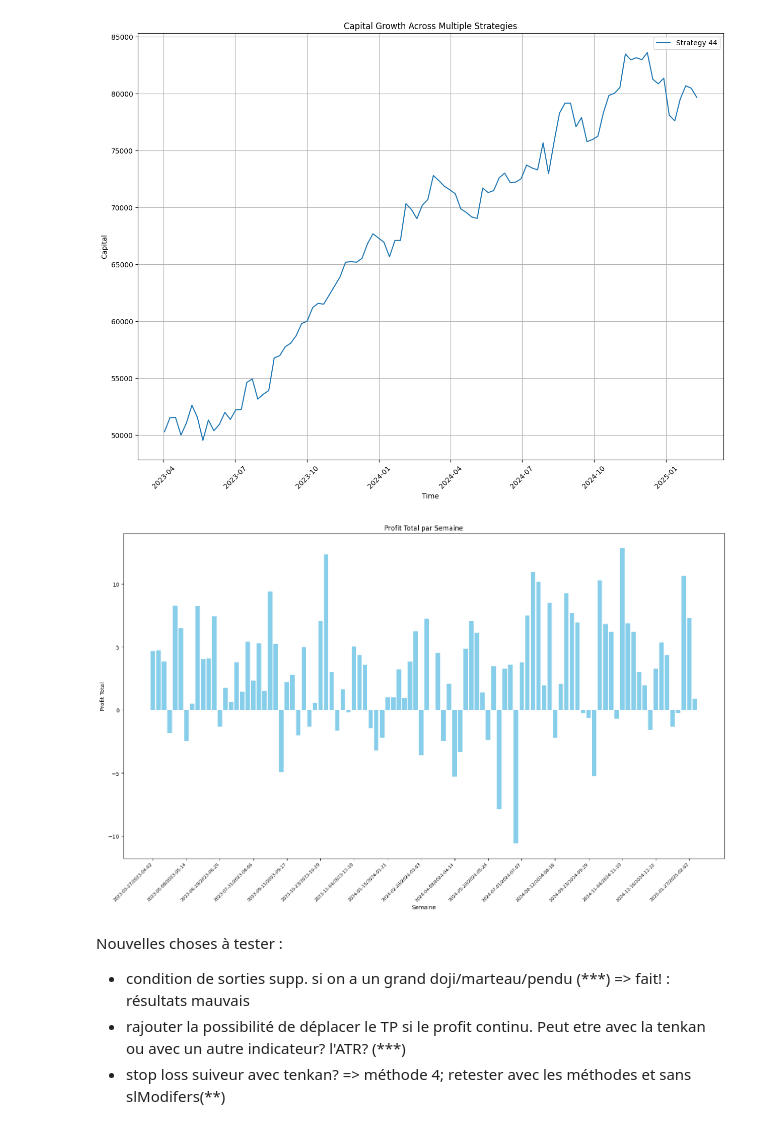
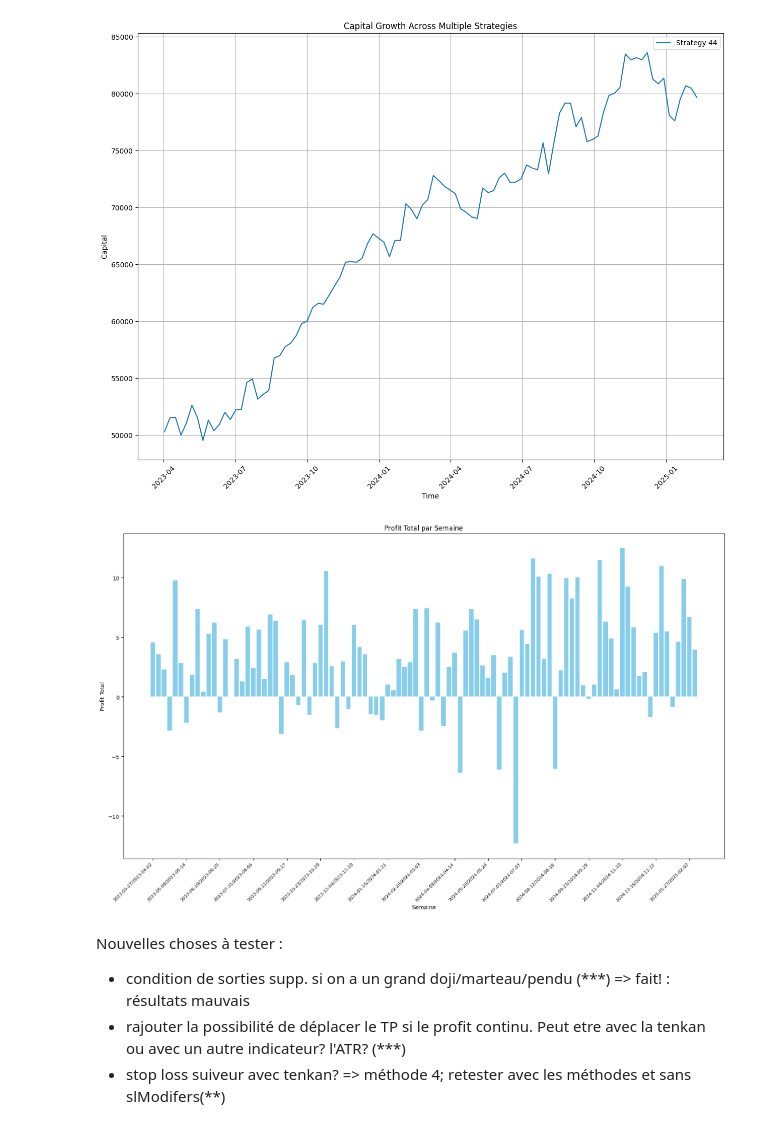
Before and after one commit to tessanix/Backtest_Trading, a Jupyter notebook: strategies_backtest.ipynb, the cells around one changed output. Cells and saved outputs as stored; diff of their text form; code cells hidden in the pictures.

```diff
--- a/strategies_backtest.ipynb
+++ b/strategies_backtest.ipynb
@@ -394,9 +625,9 @@ plot_backtested_return_curve(pathOfData='trade_datas/'+filepath,
 [figure]
 # %%
 from processing_functions import plot_bars_of_profit_for_every_weeks
-plot_bars_of_profit_for_every_weeks(filepath, 12)
+plot_bars_of_profit_for_every_weeks(filepath, 8)
 # %% [output]
-[figure, old version]
+[figure, new version]
 # %% [markdown]
 Nouvelles choses à tester :
 - condition de sorties supp. si on a un grand doji/marteau/pendu (***) => fait! : résultats mauvais
```
Also changed, not shown: parts of 51 cells of this notebook, 9 other files.
